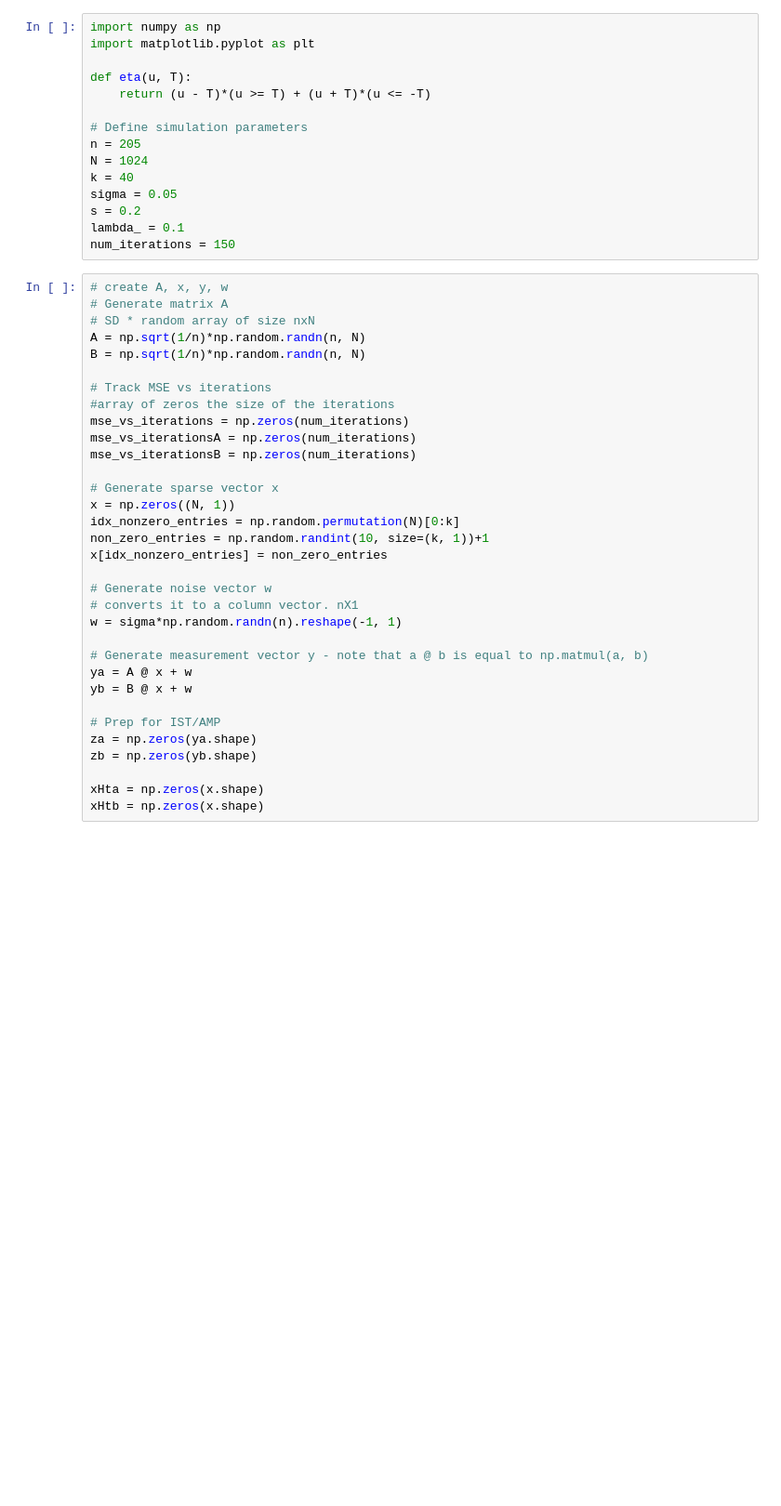
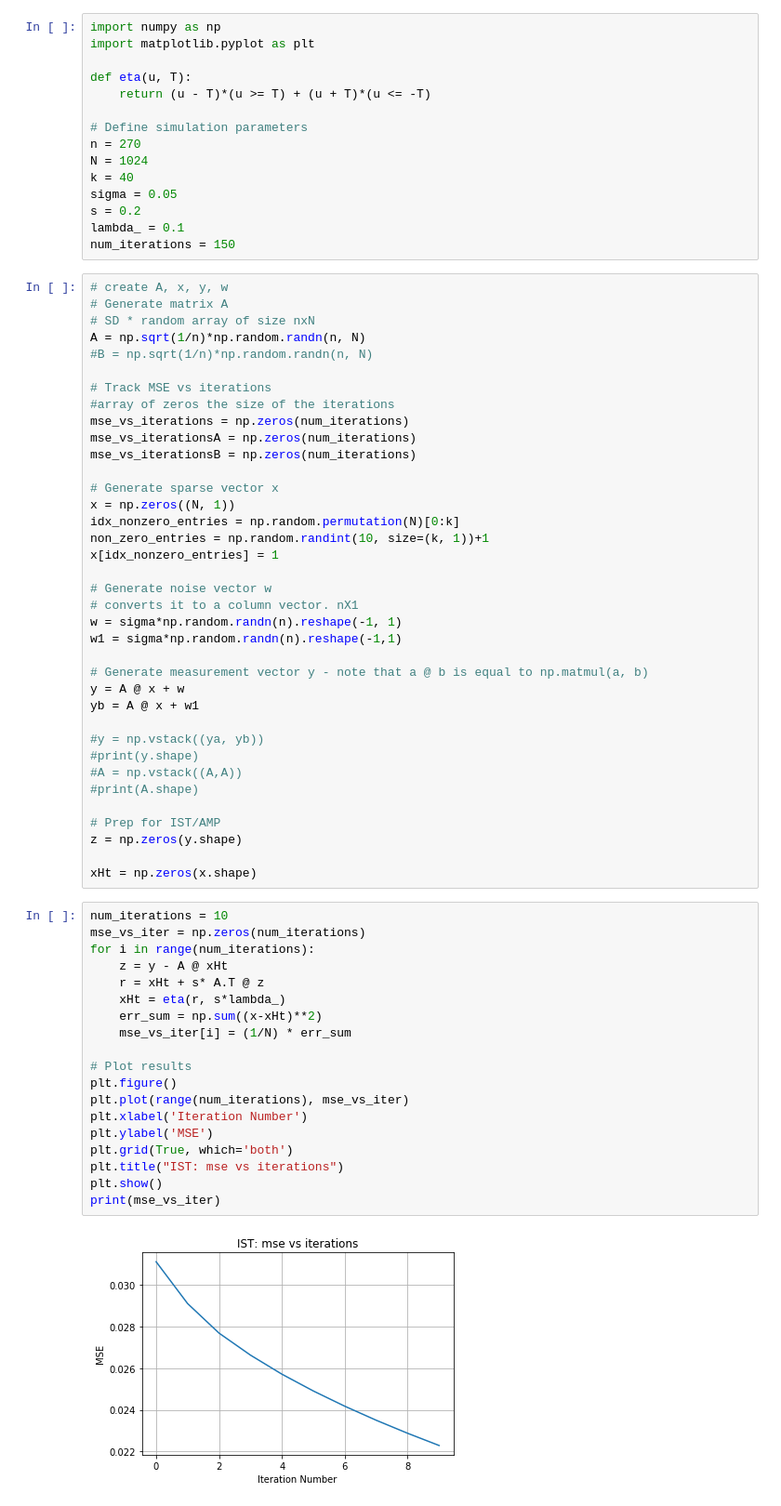
Before and after one commit to hollynroper/URS-22-23, a Jupyter notebook: 2 BS IST.ipynb, the cells around one changed output. Shown: that part at 93% size. Saved outputs shown, nothing was run; the diff lists cells and outputs as text; blank space fills up the shorter version.

```diff
--- a/2 BS IST.ipynb
+++ b/2 BS IST.ipynb
@@ -6,7 +6,7 @@ def eta(u, T):
     return (u - T)*(u >= T) + (u + T)*(u <= -T)
 
 # Define simulation parameters
-n = 205
+n = 270
 N = 1024
 k = 40
 sigma = 0.05
@@ -18,7 +18,7 @@ num_iterations = 150
 # Generate matrix A
 # SD * random array of size nxN
 A = np.sqrt(1/n)*np.random.randn(n, N)
-B = np.sqrt(1/n)*np.random.randn(n, N)
+#B = np.sqrt(1/n)*np.random.randn(n, N)
 
 # Track MSE vs iterations
 #array of zeros the size of the iterations
@@ -30,19 +30,44 @@ mse_vs_iterationsB = np.zeros(num_iterations)
 x = np.zeros((N, 1))
 idx_nonzero_entries = np.random.permutation(N)[0:k]
 non_zero_entries = np.random.randint(10, size=(k, 1))+1
-x[idx_nonzero_entries] = non_zero_entries
+x[idx_nonzero_entries] = 1
 
 # Generate noise vector w
 # converts it to a column vector. nX1
 w = sigma*np.random.randn(n).reshape(-1, 1)
+w1 = sigma*np.random.randn(n).reshape(-1,1)
 
 # Generate measurement vector y - note that a @ b is equal to np.matmul(a, b)
-ya = A @ x + w
-yb = B @ x + w
+y = A @ x + w
+yb = A @ x + w1
+
+#y = np.vstack((ya, yb))
+#print(y.shape)
+#A = np.vstack((A,A))
+#print(A.shape)
 
 # Prep for IST/AMP
-za = np.zeros(ya.shape)
-zb = np.zeros(yb.shape)
+z = np.zeros(y.shape)
 
-xHta = np.zeros(x.shape)
-xHtb = np.zeros(x.shape)
+xHt = np.zeros(x.shape)
+# %%
+num_iterations = 10
+mse_vs_iter = np.zeros(num_iterations)
+for i in range(num_iterations):
+    z = y - A @ xHt
+    r = xHt + s* A.T @ z
+    xHt = eta(r, s*lambda_)
+    err_sum = np.sum((x-xHt)**2)
+    mse_vs_iter[i] = (1/N) * err_sum
+
+# Plot results
+plt.figure()
+plt.plot(range(num_iterations), mse_vs_iter)
+plt.xlabel('Iteration Number')
+plt.ylabel('MSE')
+plt.grid(True, which='both')
+plt.title("IST: mse vs iterations")
+plt.show()
+print(mse_vs_iter)
+# %% [output]
+[figure, added]
```
Also changed, not shown: parts of 5 cells of this notebook, 2 other files.
